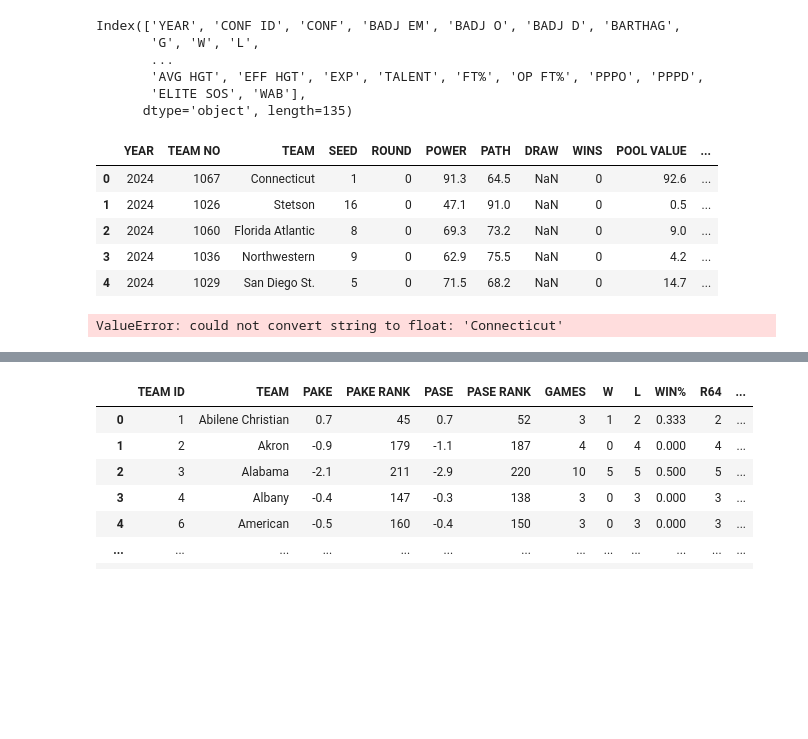
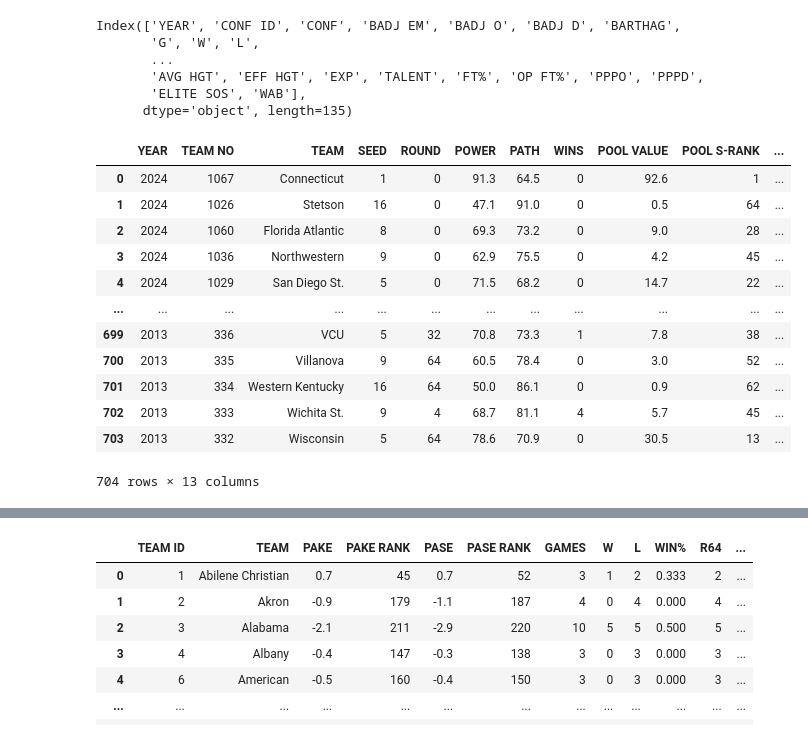
Before and after one commit to TGurke13/Final_Project, a Jupyter notebook: data_vis.ipynb, the cells around one changed output, grey strips where cells are left out. Drawn from its saved outputs; the diff is of its cells as text; code cells hidden in the pictures; blank space fills up the shorter version.

```diff
--- a/data_vis.ipynb
+++ b/data_vis.ipynb
@@ -69,11 +74,18 @@ Index(['YEAR', 'CONF ID', 'CONF', 'BADJ EM', 'BADJ O', 'BADJ D', 'BARTHAG',
 # Encocded conference play data
 conference_play_encoded = pd.get_dummies(conference_play)
 # %%
-heat_check.head()
+heat_check
 # %% [output]
-|  | YEAR | TEAM NO | TEAM | SEED | ROUND | POWER | PATH | DRAW | WINS | POOL VALUE | ... |
-| 0 | 2024 | 1067 | Connecticut | 1 | 0 | 91.3 | 64.5 | NaN | 0 | 92.6 | ... |
-| 1 | 2024 | 1026 | Stetson | 16 | 0 | 47.1 | 91.0 | NaN | 0 | 0.5 | ... |
-| 2 | 2024 | 1060 | Florida Atlantic | 8 | 0 | 69.3 | 73.2 | NaN | 0 | 9.0 | ... |
-| 3 | 2024 | 1036 | Northwestern | 9 | 0 | 62.9 | 75.5 | NaN | 0 | 4.2 | ... |
-| 4 | 2024 | 1029 | San Diego St. | 5 | 0 | 71.5 | 68.2 | NaN | 0 | 14.7 | ... |
+|  | YEAR | TEAM NO | TEAM | SEED | ROUND | POWER | PATH | WINS | POOL VALUE | POOL S-RANK | ... |
+| 0 | 2024 | 1067 | Connecticut | 1 | 0 | 91.3 | 64.5 | 0 | 92.6 | 1 | ... |
+| 1 | 2024 | 1026 | Stetson | 16 | 0 | 47.1 | 91.0 | 0 | 0.5 | 64 | ... |
+| 2 | 2024 | 1060 | Florida Atlantic | 8 | 0 | 69.3 | 73.2 | 0 | 9.0 | 28 | ... |
+| 3 | 2024 | 1036 | Northwestern | 9 | 0 | 62.9 | 75.5 | 0 | 4.2 | 45 | ... |
+| 4 | 2024 | 1029 | San Diego St. | 5 | 0 | 71.5 | 68.2 | 0 | 14.7 | 22 | ... |
+| ... | ... | ... | ... | ... | ... | ... | ... | ... | ... | ... | ... |
+| 699 | 2013 | 336 | VCU | 5 | 32 | 70.8 | 73.3 | 1 | 7.8 | 38 | ... |
+| 700 | 2013 | 335 | Villanova | 9 | 64 | 60.5 | 78.4 | 0 | 3.0 | 52 | ... |
+| 701 | 2013 | 334 | Western Kentucky | 16 | 64 | 50.0 | 86.1 | 0 | 0.9 | 62 | ... |
+| 702 | 2013 | 333 | Wichita St. | 9 | 4 | 68.7 | 81.1 | 4 | 5.7 | 45 | ... |
+| 703 | 2013 | 332 | Wisconsin | 5 | 64 | 78.6 | 70.9 | 0 | 30.5 | 13 | ... |
+704 rows × 13 columns
@@ -82,6 +91,0 @@ heat_check.head()
-# %%
-# Get the correlation matrix
-correlation_matrix = heat_check.corr()
-print(correlation_matrix)
-# %% [output]
-ValueError: could not convert string to float: 'Connecticut'
```
Also changed, not shown: parts of 22 cells of this notebook.
